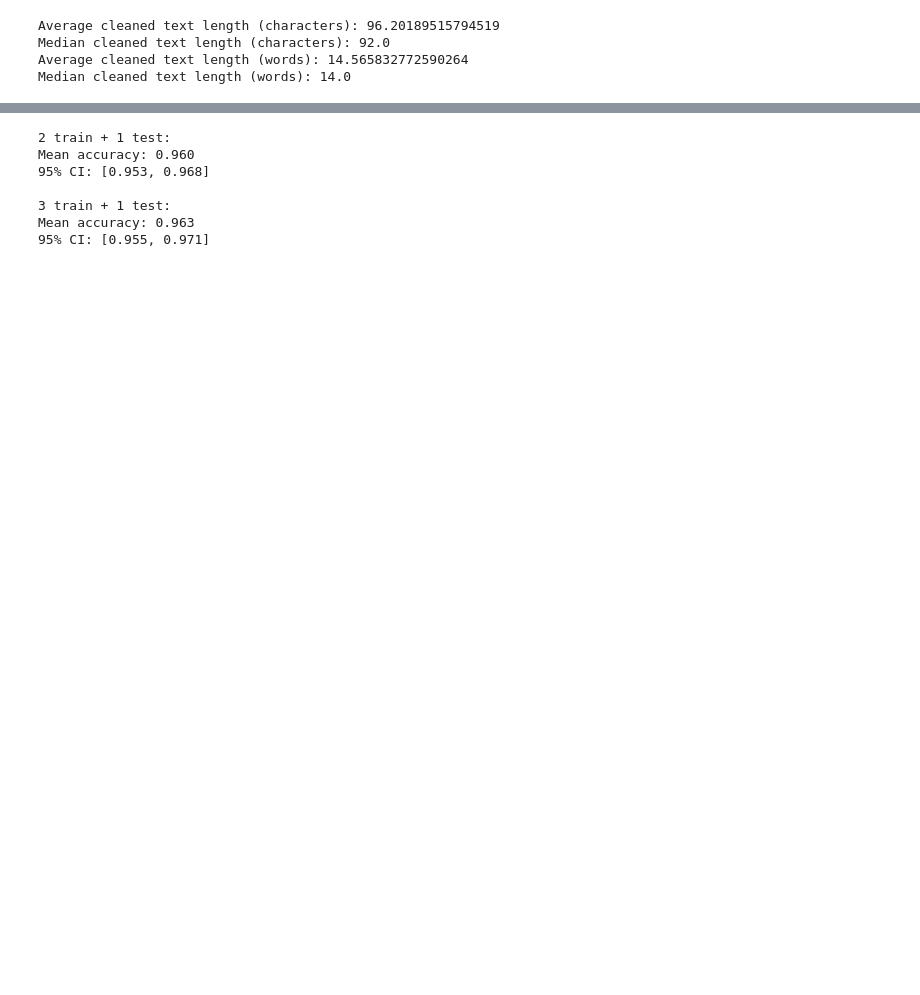
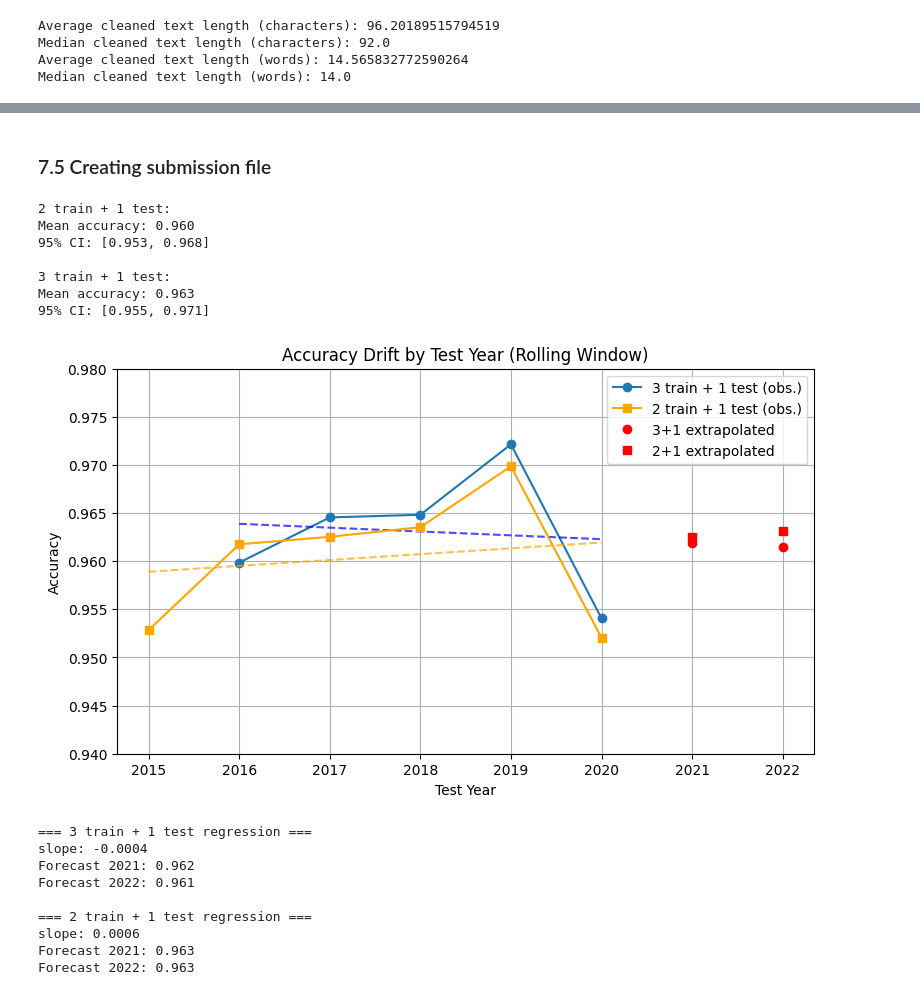
Before and after one commit to excxe/neuro, a Jupyter notebook: neuro_2it.ipynb, the cells around one changed output, grey strips where cells are left out. Cells and saved outputs as stored; diff of their text form; code cells hidden in the pictures; blank space fills up the shorter version.

```diff
--- a/neuro_2it.ipynb
+++ b/neuro_2it.ipynb
@@ -824,0 +604,2 @@ You should probably TRAIN this model on a down-stream task to be able to use it
+# %% [markdown]
+### 7.5 Creating submission file
@@ -846,3 +636,57 @@ Mean accuracy: 0.960
 3 train + 1 test:
 Mean accuracy: 0.963
 95% CI: [0.955, 0.971]
+# %%
+
+test_years_3_1 = np.array([2016, 2017, 2018, 2019, 2020])
+accuracies_3_1 = np.array([0.959854, 0.964553, 0.964826, 0.972144, 0.954062])
+
+test_years_2_1 = np.array([2015, 2016, 2017, 2018, 2019, 2020])
+accuracies_2_1 = np.array([0.952842, 0.961762, 0.962538, 0.963532, 0.969864, 0.952034])
+
+
+reg3 = LinearRegression().fit(test_years_3_1.reshape(-1, 1), accuracies_3_1)
+future_years = np.array([2021, 2022]).reshape(-1, 1)
+future_acc3 = reg3.predict(future_years)
+
+
+reg2 = LinearRegression().fit(test_years_2_1.reshape(-1, 1), accuracies_2_1)
+future_acc2 = reg2.predict(future_years)
+
+
+plt.figure(figsize=(9, 5))
+plt.plot(test_years_3_1, accuracies_3_1, "o-", label="3 train + 1 test (obs.)")
+plt.plot(test_years_3_1, reg3.predict(test_years_3_1.reshape(-1, 1)), "--", color="blue", alpha=0.7)
+plt.plot(test_years_2_1, accuracies_2_1, "s-", label="2 train + 1 test (obs.)", color="orange")
+plt.plot(test_years_2_1, reg2.predict(test_years_2_1.reshape(-1, 1)), "--", color="orange", alpha=0.7)
+plt.plot(future_years, future_acc3, "ro", label="3+1 extrapolated")
+plt.plot(future_years, future_acc2, "rs", label="2+1 extrapolated")
+
+plt.xlabel("Test Year")
+plt.ylabel("Accuracy")
+plt.title("Accuracy Drift by Test Year (Rolling Window)")
+plt.ylim(0.94, 0.98)
+plt.legend()
+plt.grid(True)
+plt.show()
+
+print("=== 3 train + 1 test regression ===")
+print("slope: %.4f" % reg3.coef_[0])
+for i, year in enumerate([2021, 2022]):
+    print(f"Forecast {year}: {future_acc3[i]:.3f}")
+
+print("\n=== 2 train + 1 test regression ===")
+print("slope: %.4f" % reg2.coef_[0])
+for i, year in enumerate([2021, 2022]):
+    print(f"Forecast {year}: {future_acc2[i]:.3f}")
+# %% [output]
+[figure, added]
+=== 3 train + 1 test regression ===
+slope: -0.0004
+Forecast 2021: 0.962
+Forecast 2022: 0.961
+
+=== 2 train + 1 test regression ===
+slope: 0.0006
+Forecast 2021: 0.963
+Forecast 2022: 0.963
```
Also changed, not shown: parts of 63 cells of this notebook, 2 other files.
